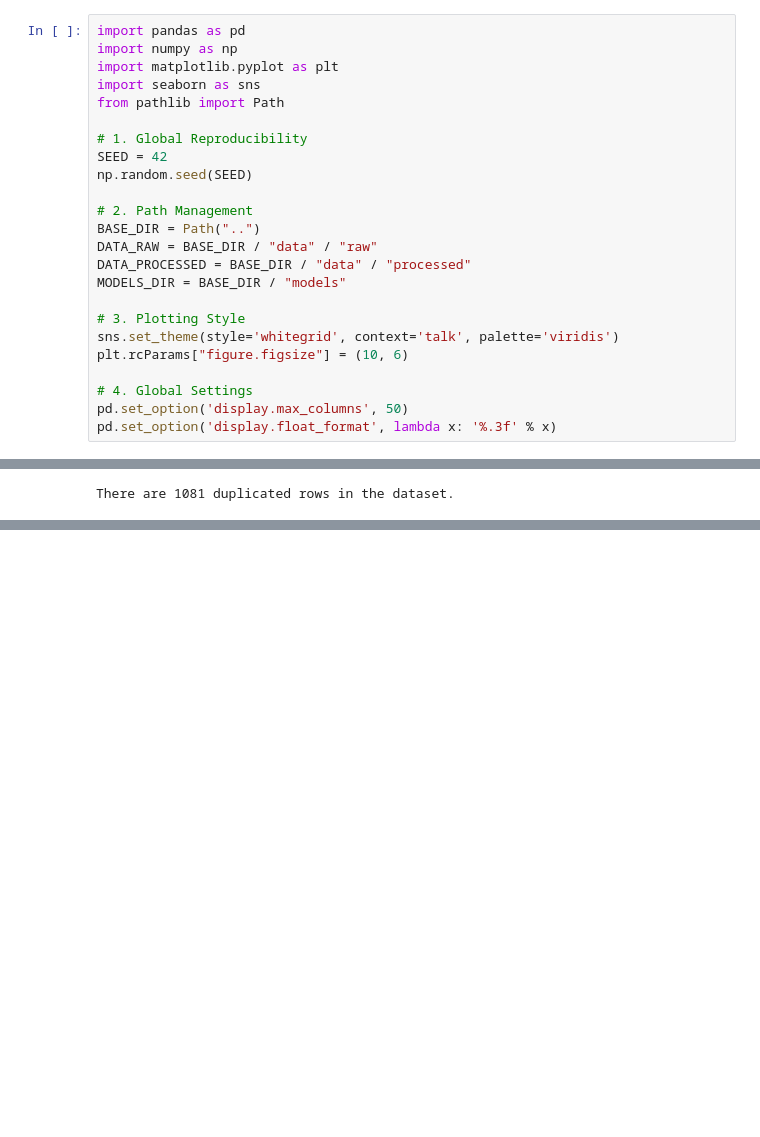
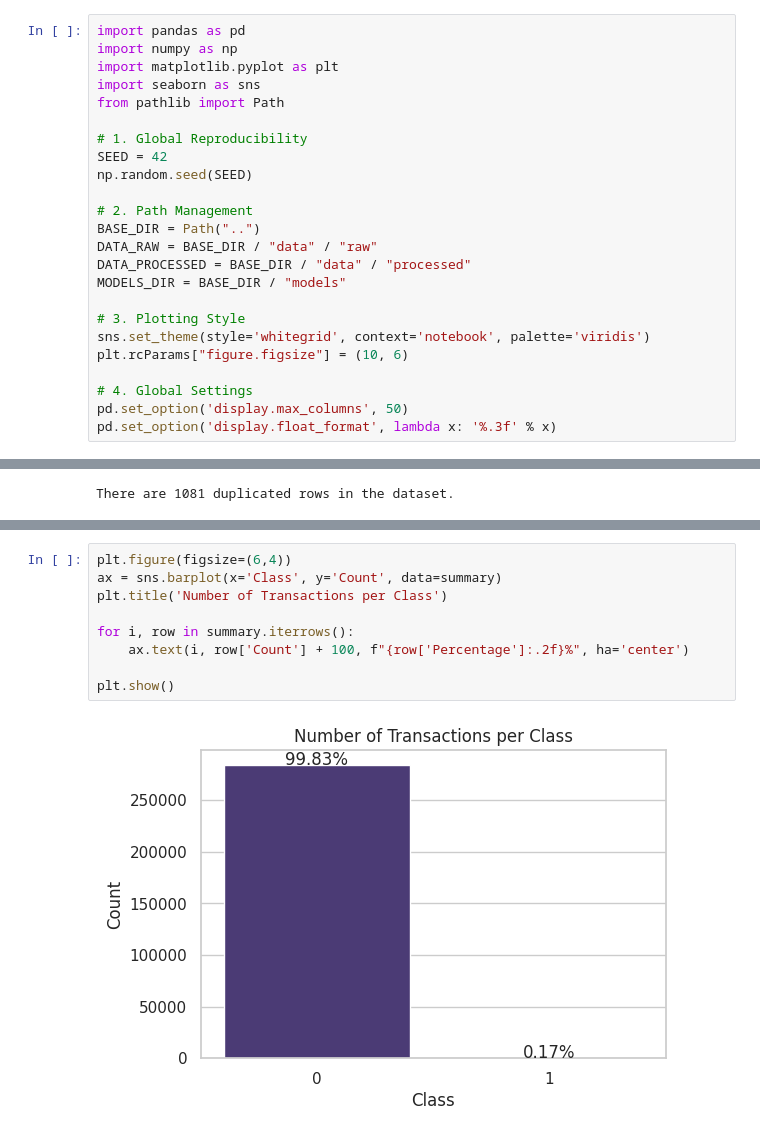
Before and after one commit to renteria-luis/fraud-detection-v1, a Jupyter notebook: notebooks/01_eda.ipynb, the cells around one changed output, grey strips where cells are left out. Saved outputs shown, nothing was run; the diff lists cells and outputs as text; blank space fills up the shorter version.

```diff
--- a/notebooks/01_eda.ipynb
+++ b/notebooks/01_eda.ipynb
@@ -32,7 +32,7 @@ DATA_PROCESSED = BASE_DIR / "data" / "processed"
 MODELS_DIR = BASE_DIR / "models"
 
 # 3. Plotting Style
-sns.set_theme(style='whitegrid', context='talk', palette='viridis')
+sns.set_theme(style='whitegrid', context='notebook', palette='viridis')
 plt.rcParams["figure.figsize"] = (10, 6)
 
 # 4. Global Settings
@@ -116,0 +120,11 @@ There are 1081 duplicated rows in the dataset.
+# %%
+plt.figure(figsize=(6,4))
+ax = sns.barplot(x='Class', y='Count', data=summary)
+plt.title('Number of Transactions per Class')
+
+for i, row in summary.iterrows():
+    ax.text(i, row['Count'] + 100, f"{row['Percentage']:.2f}%", ha='center')
+
+plt.show()
+# %% [output]
+[figure, added]
```
Also changed, not shown: parts of 8 cells of this notebook.
